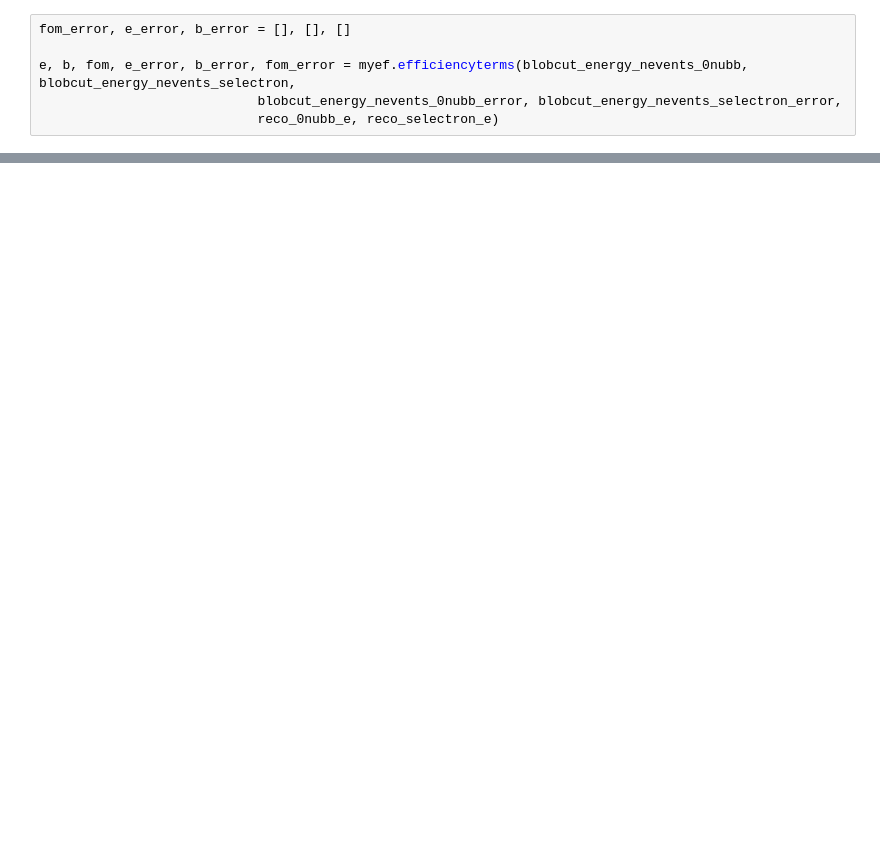
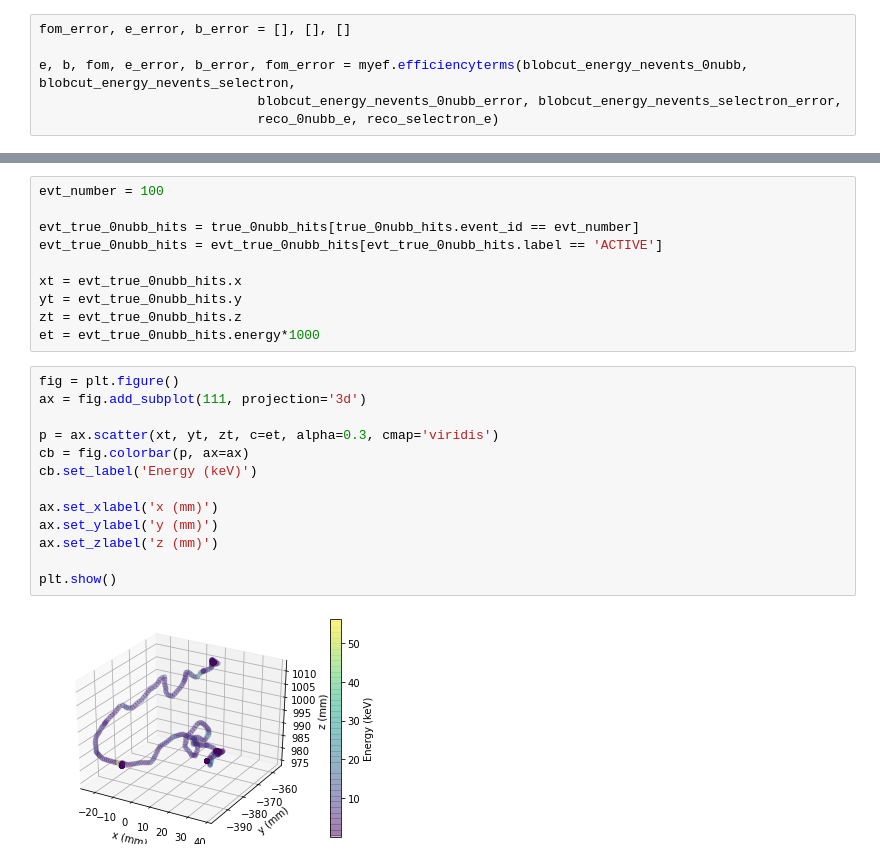
Before and after one commit to halmamol/NEXT_crispy-analysis, a Jupyter notebook: CMResults_NEXT100_halmazan.ipynb, the cells around one changed output, grey strips where cells are left out. Drawn from its saved outputs; the diff is of its cells as text; blank space fills up the shorter version.

Commit message:
Add some changes in the NB. Initial studies about true information

```diff
--- a/CMResults_NEXT100_halmazan.ipynb
+++ b/CMResults_NEXT100_halmazan.ipynb
@@ -1099,0 +1198,25 @@ myef.best_fom(e,b,fom,blobcut_energy)
+# %%
+evt_number = 100
+
+evt_true_0nubb_hits = true_0nubb_hits[true_0nubb_hits.event_id == evt_number]
+evt_true_0nubb_hits = evt_true_0nubb_hits[evt_true_0nubb_hits.label == 'ACTIVE']
+
+xt = evt_true_0nubb_hits.x
+yt = evt_true_0nubb_hits.y
+zt = evt_true_0nubb_hits.z
+et = evt_true_0nubb_hits.energy*1000
+# %%
+fig = plt.figure()
+ax = fig.add_subplot(111, projection='3d')
+
+p = ax.scatter(xt, yt, zt, c=et, alpha=0.3, cmap='viridis')
+cb = fig.colorbar(p, ax=ax)
+cb.set_label('Energy (keV)')
+
+ax.set_xlabel('x (mm)')
+ax.set_ylabel('y (mm)')
+ax.set_zlabel('z (mm)')
+
+plt.show()
+# %% [output]
+[figure, added]
```
Also changed, not shown: parts of 26 cells of this notebook.
